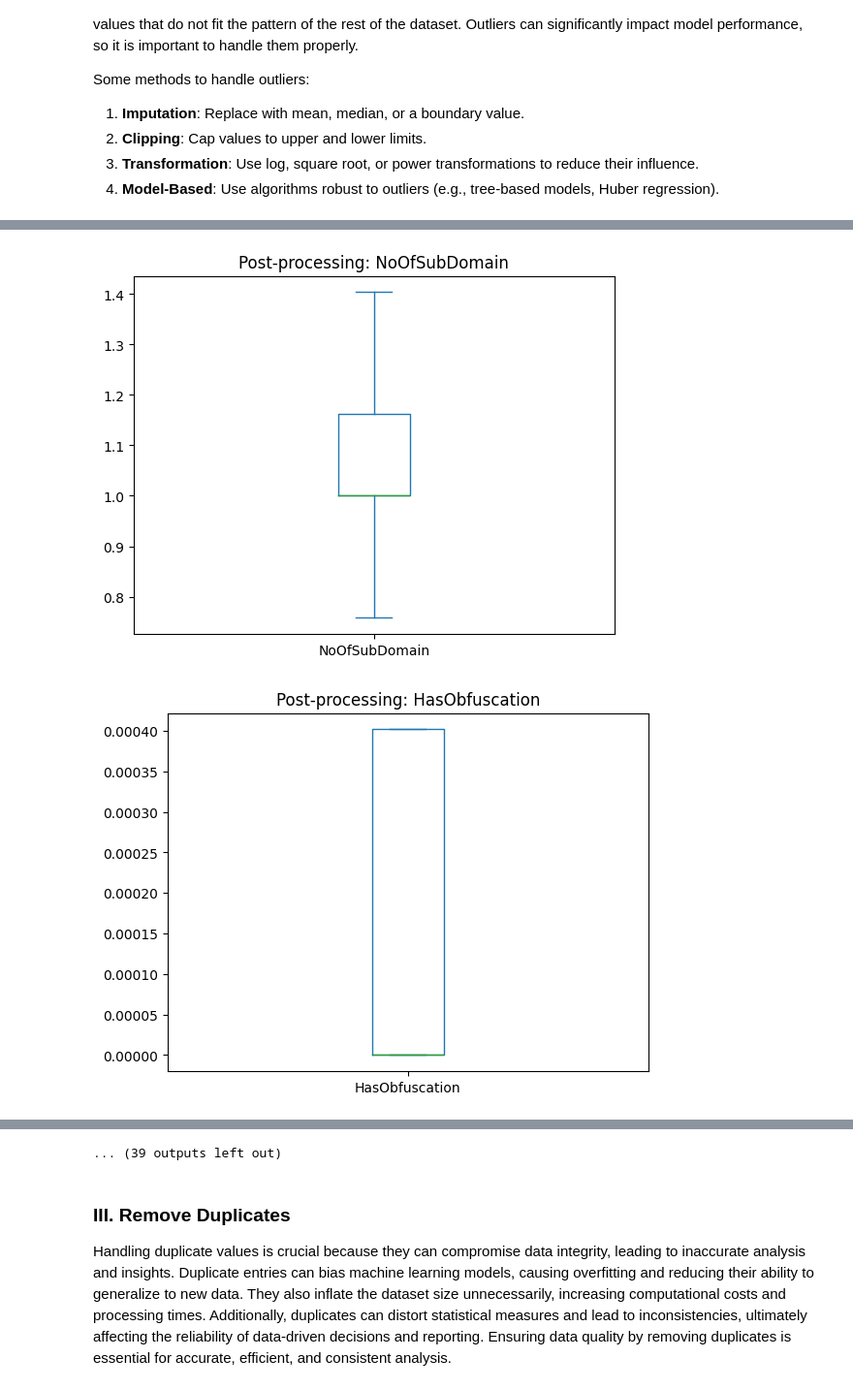
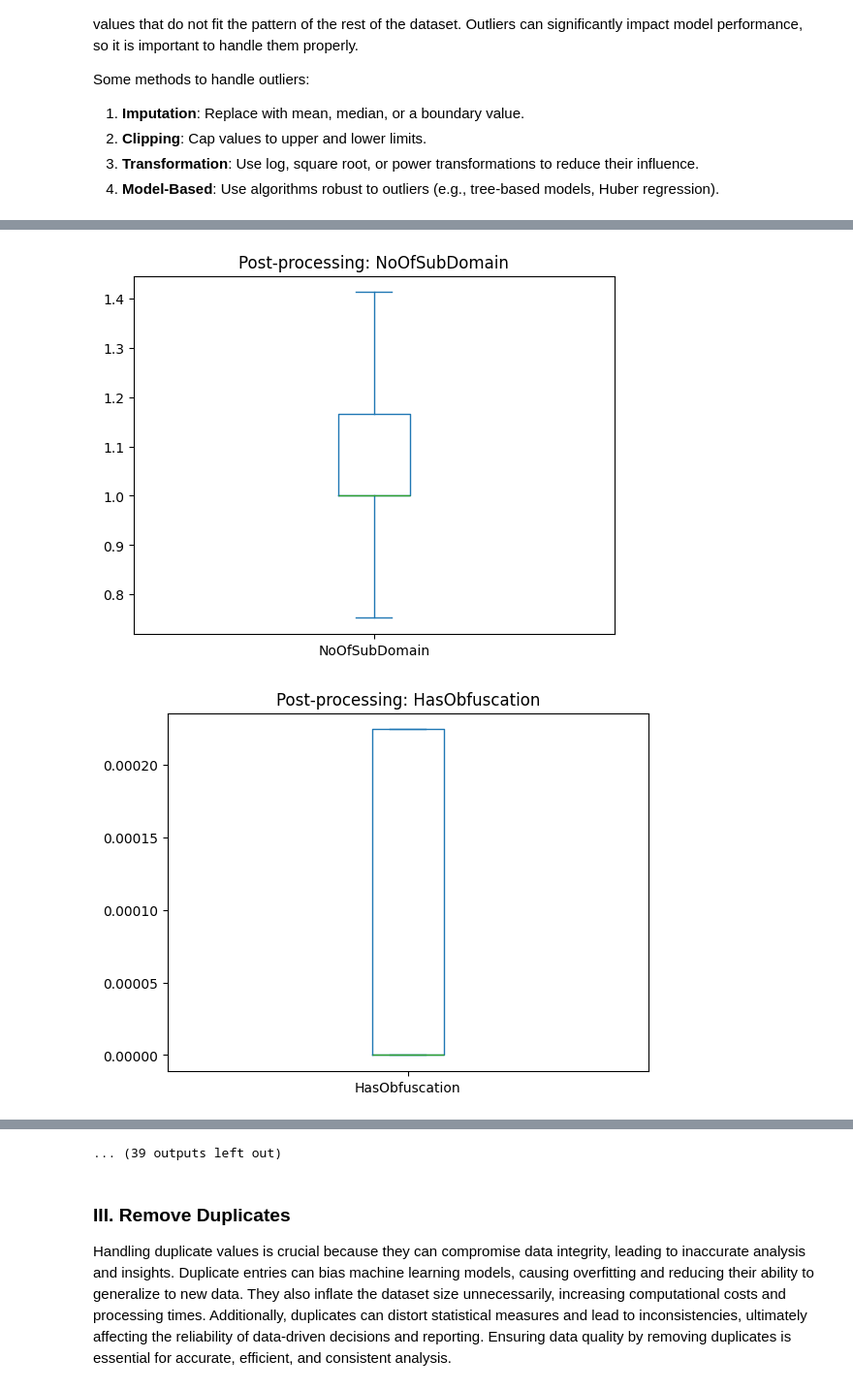
Before and after one commit to aththariq/Tubes2_AI, a Jupyter notebook: src/IF3070 DAI Tugas Besar 2 Notebook Template.ipynb, the cells around one changed output, grey strips where cells are left out. Shown at 97% size. Cells and saved outputs as stored; diff of their text form; code cells hidden in the pictures.

```diff
--- a/src/IF3070 DAI Tugas Besar 2 Notebook Template.ipynb
+++ b/src/IF3070 DAI Tugas Besar 2 Notebook Template.ipynb
@@ -136,6 +149,6 @@ df[numerical_cols] = imputer.fit_transform(df[numerical_cols])
 # %%
-categorical_cols = df.select_dtypes(include=['object']).columns
+categorical_cols = df_sample.select_dtypes(include=['object']).columns
 imputer = SimpleImputer(strategy='most_frequent')
-df[categorical_cols] = imputer.fit_transform(df[categorical_cols])
+df_sample[categorical_cols] = imputer.fit_transform(df_sample[categorical_cols])
 # %%
 print("Remaining missing values:")
@@ -169,12 +182,12 @@ Some methods to handle outliers:
 3. **Transformation**: Use log, square root, or power transformations to reduce their influence.
 4. **Model-Based**: Use algorithms robust to outliers (e.g., tree-based models, Huber regression).
 # %%
-Q1 = df[numerical_cols].quantile(0.25)
-Q3 = df[numerical_cols].quantile(0.75)
+Q1 = df_sample[numerical_cols].quantile(0.25)
+Q3 = df_sample[numerical_cols].quantile(0.75)
 IQR = Q3 - Q1
 
 # untuk mendeteksi outliers
-outlier_mask = (df[numerical_cols] < (Q1 - 1.5 * IQR)) | (df[numerical_cols] > (Q3 + 1.5 * IQR))
+outlier_mask = (df_sample[numerical_cols] < (Q1 - 1.5 * IQR)) | (df_sample[numerical_cols] > (Q3 + 1.5 * IQR))
 outlier_counts = outlier_mask.sum()
 print("Jumlah outliers per kolom:")
 print(outlier_counts[outlier_counts > 0])
@@ -204,21 +217,21 @@ upper_bound = Q3 + 1.5 * IQR
 outlier_threshold = 0.05
 
 for col in numerical_cols:
-    num_outliers = ((df[col] < lower_bound[col]) | (df[col] > upper_bound[col])).sum()
-    outlier_ratio = num_outliers / len(df)
+    num_outliers = ((df_sample[col] < lower_bound[col]) | (df_sample[col] > upper_bound[col])).sum()
+    outlier_ratio = num_outliers / len(df_sample)
 
     if outlier_ratio > outlier_threshold:
-        df[col] = df[col].clip(lower=lower_bound[col], upper=upper_bound[col])
+        df_sample[col] = df_sample[col].clip(lower=lower_bound[col], upper=upper_bound[col])
     else:
-        df[col] = df[col].where((df[col] >= lower_bound[col]) & (df[col] <= upper_bound[col]), df[col].median())
+        df_sample[col] = df_sample[col].where((df_sample[col] >= lower_bound[col]) & (df_sample[col] <= upper_bound[col]), df_sample[col].median())
 # %%
 #Transformasi buat yang banyak outliernya
 for col in ['URLLength', 'LetterRatioInURL', 'TLDLength']:
-    df[f'{col}_log'] = np.log1p(df[col])
+    df_sample[f'{col}_log'] = np.log1p(df_sample[col])
 # %%
 #cek data set
 for col in numerical_cols:
     plt.figure()
-    df[col].plot(kind='box', title=f'Post-processing: {col}')
+    df_sample[col].plot(kind='box', title=f'Post-processing: {col}')
 # %% [output]
 [figure]
@@ -231,3 +244,3 @@ for col in numerical_cols:
 [figure]
-[figure, old version]
+[figure, new version]
-[figure, old version]
+[figure, new version]
```
Also changed, not shown: parts of 32 cells of this notebook.
